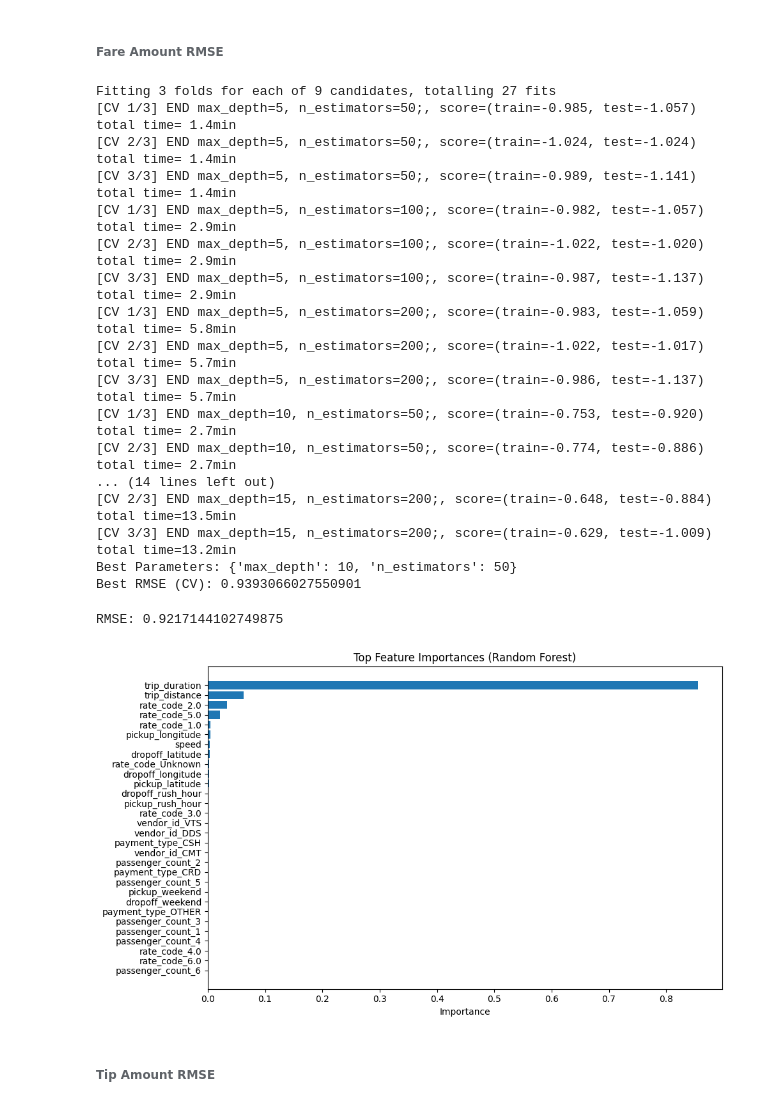
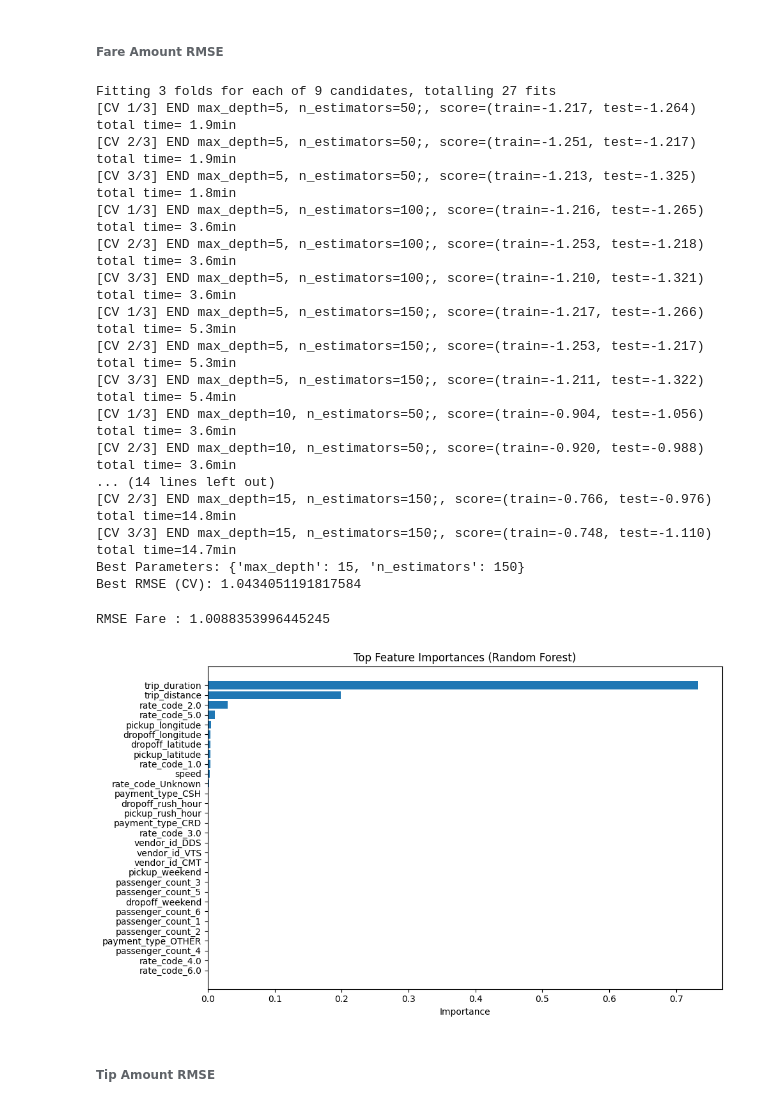
Before and after one commit to evangelineolivia/Assignment2_MachineLearning, a Jupyter notebook: Q3_NYTaxiPrediction.ipynb, the cells around one changed output. Saved outputs shown, nothing was run; the diff lists cells and outputs as text; code cells hidden in the pictures.

```diff
--- a/Q3_NYTaxiPrediction.ipynb
+++ b/Q3_NYTaxiPrediction.ipynb
@@ -292,16 +284,3 @@ for df in [train, test, test_data]:
     df.drop(df[(df['trip_duration'] <=0) & (df['trip_distance'] > 0)].index, inplace=True)
     df.drop(df[df['trip_duration'] > 24].index, inplace=True)
     df.reset_index(drop=True, inplace=True)
-# %%
-url = "https://raw.githubusercontent.com/dwillis/nyc-maps/master/boroughs.geojson"
-boroughs = gpd.read_file(url).to_crs(epsg=4326)
-boroughs = boroughs.rename(columns={'BoroName': 'borough'})  # Adjust if needed
-
-dropoff_gdf = gpd.GeoDataFrame(
-    train,
-    geometry=gpd.points_from_xy(train['dropoff_longitude'], train['dropoff_latitude']),
-    crs='EPSG:4326'
-)
-
-dropoff_with_borough = gpd.sjoin(dropoff_gdf, boroughs[['borough', 'geometry']], how='left', predicate='within')
-train['dropoff_borough'] = dropoff_with_borough['borough']
@@ -368,12 +316,11 @@ plt.show()
 # %% [markdown]
 ### Models
 # %%
-X_fare_train = train.drop(columns=['fare_amount', 'tip_amount','pickup_datetime', 'dropoff_datetime','trip_distance_km'])
+X_train = train.drop(columns=['fare_amount', 'tip_amount','pickup_datetime', 'dropoff_datetime'])
 y_fare_train = train['fare_amount']
-X_tip_train = train.drop(columns=['fare_amount', 'tip_amount','pickup_datetime', 'dropoff_datetime','trip_distance_km'])
 y_tip_train =  train['tip_amount']
 
-X_test = test.drop(columns=['fare_amount', 'tip_amount','pickup_datetime', 'dropoff_datetime','trip_distance_km'])
+X_test = test.drop(columns=['fare_amount', 'tip_amount','pickup_datetime', 'dropoff_datetime'])
 y_fare_test = test['fare_amount']
 y_tip_test = test['tip_amount']
 
@@ -384,7 +331,7 @@ y_tip_test = test['tip_amount']
 ###### Fare Amount RMSE
 # %%
 param_dist = {
-    'n_estimators': [50, 100, 200],
+    'n_estimators': [50, 100, 150],
     'max_depth': [5, 10, 15]
 }
 
@@ -400,7 +347,7 @@ grid_search = GridSearchCV(
     return_train_score=True
 )
 
-grid_search.fit(X_fare_train, y_fare_train)
+grid_search.fit(X_train, y_fare_train)
 
 best_rf = grid_search.best_estimator_
 
@@ -409,45 +356,45 @@ best_rmse = -grid_search.best_score_
 print("Best RMSE (CV):", best_rmse)
 # %% [output]
 Fitting 3 folds for each of 9 candidates, totalling 27 fits
-[CV 1/3] END max_depth=5, n_estimators=50;, score=(train=-0.985, test=-1.057) total time= 1.4min
-[CV 2/3] END max_depth=5, n_estimators=50;, score=(train=-1.024, test=-1.024) total time= 1.4min
-[CV 3/3] END max_depth=5, n_estimators=50;, score=(train=-0.989, test=-1.141) total time= 1.4min
-[CV 1/3] END max_depth=5, n_estimators=100;, score=(train=-0.982, test=-1.057) total time= 2.9min
-[CV 2/3] END max_depth=5, n_estimators=100;, score=(train=-1.022, test=-1.020) total time= 2.9min
-[CV 3/3] END max_depth=5, n_estimators=100;, score=(train=-0.987, test=-1.137) total time= 2.9min
-[CV 1/3] END max_depth=5, n_estimators=200;, score=(train=-0.983, test=-1.059) total time= 5.8min
-[CV 2/3] END max_depth=5, n_estimators=200;, score=(train=-1.022, test=-1.017) total time= 5.7min
-[CV 3/3] END max_depth=5, n_estimators=200;, score=(train=-0.986, test=-1.137) total time= 5.7min
-[CV 1/3] END max_depth=10, n_estimators=50;, score=(train=-0.753, test=-0.920) total time= 2.7min
-[CV 2/3] END max_depth=10, n_estimators=50;, score=(train=-0.774, test=-0.886) total time= 2.7min
+[CV 1/3] END max_depth=5, n_estimators=50;, score=(train=-1.217, test=-1.264) total time= 1.9min
+[CV 2/3] END max_depth=5, n_estimators=50;, score=(train=-1.251, test=-1.217) total time= 1.9min
+[CV 3/3] END max_depth=5, n_estimators=50;, score=(train=-1.213, test=-1.325) total time= 1.8min
+[CV 1/3] END max_depth=5, n_estimators=100;, score=(train=-1.216, test=-1.265) total time= 3.6min
+[CV 2/3] END max_depth=5, n_estimators=100;, score=(train=-1.253, test=-1.218) total time= 3.6min
+[CV 3/3] END max_depth=5, n_estimators=100;, score=(train=-1.210, test=-1.321) total time= 3.6min
+[CV 1/3] END max_depth=5, n_estimators=150;, score=(train=-1.217, test=-1.266) total time= 5.3min
+[CV 2/3] END max_depth=5, n_estimators=150;, score=(train=-1.253, test=-1.217) total time= 5.3min
+[CV 3/3] END max_depth=5, n_estimators=150;, score=(train=-1.211, test=-1.322) total time= 5.4min
+[CV 1/3] END max_depth=10, n_estimators=50;, score=(train=-0.904, test=-1.056) total time= 3.6min
+[CV 2/3] END max_depth=10, n_estimators=50;, score=(train=-0.920, test=-0.988) total time= 3.6min
 ... (14 lines left out)
-[CV 2/3] END max_depth=15, n_estimators=200;, score=(train=-0.648, test=-0.884) total time=13.5min
-[CV 3/3] END max_depth=15, n_estimators=200;, score=(train=-0.629, test=-1.009) total time=13.2min
-Best Parameters: {'max_depth': 10, 'n_estimators': 50}
-Best RMSE (CV): 0.9393066027550901
+[CV 2/3] END max_depth=15, n_estimators=150;, score=(train=-0.766, test=-0.976) total time=14.8min
+[CV 3/3] END max_depth=15, n_estimators=150;, score=(train=-0.748, test=-1.110) total time=14.7min
+Best Parameters: {'max_depth': 15, 'n_estimators': 150}
+Best RMSE (CV): 1.0434051191817584
 # %%
 y_test_pred = best_rf.predict(X_test)
 rmse_test = np.sqrt(mean_squared_error(y_fare_test, y_test_pred))
-print("RMSE:", rmse_test)
+print("RMSE Fare :", rmse_test)
 # %% [output]
-RMSE: 0.9217144102749875
+RMSE Fare : 1.0088353996445245
 # %%
 importances = best_rf.feature_importances_
-feature_names = X_fare_train.columns
+feature_names = X_train.columns
 feat_imp_df = pd.DataFrame({
     'Feature': feature_names,
     'Importance': importances
 }).sort_values(by='Importance', ascending=False)
 
 plt.figure(figsize=(10, 6))
 plt.barh(feat_imp_df['Feature'], feat_imp_df['Importance'])
 plt.xlabel('Importance')
 plt.title('Top Feature Importances (Random Forest)')
 plt.gca().invert_yaxis()  # Highest importance on top
 plt.tight_layout()
 plt.show()
 # %% [output]
-[figure, old version]
+[figure, new version]
 # %% [markdown]
 ###### Tip Amount RMSE
 # %%
```
Also changed, not shown: parts of 52 cells of this notebook.
